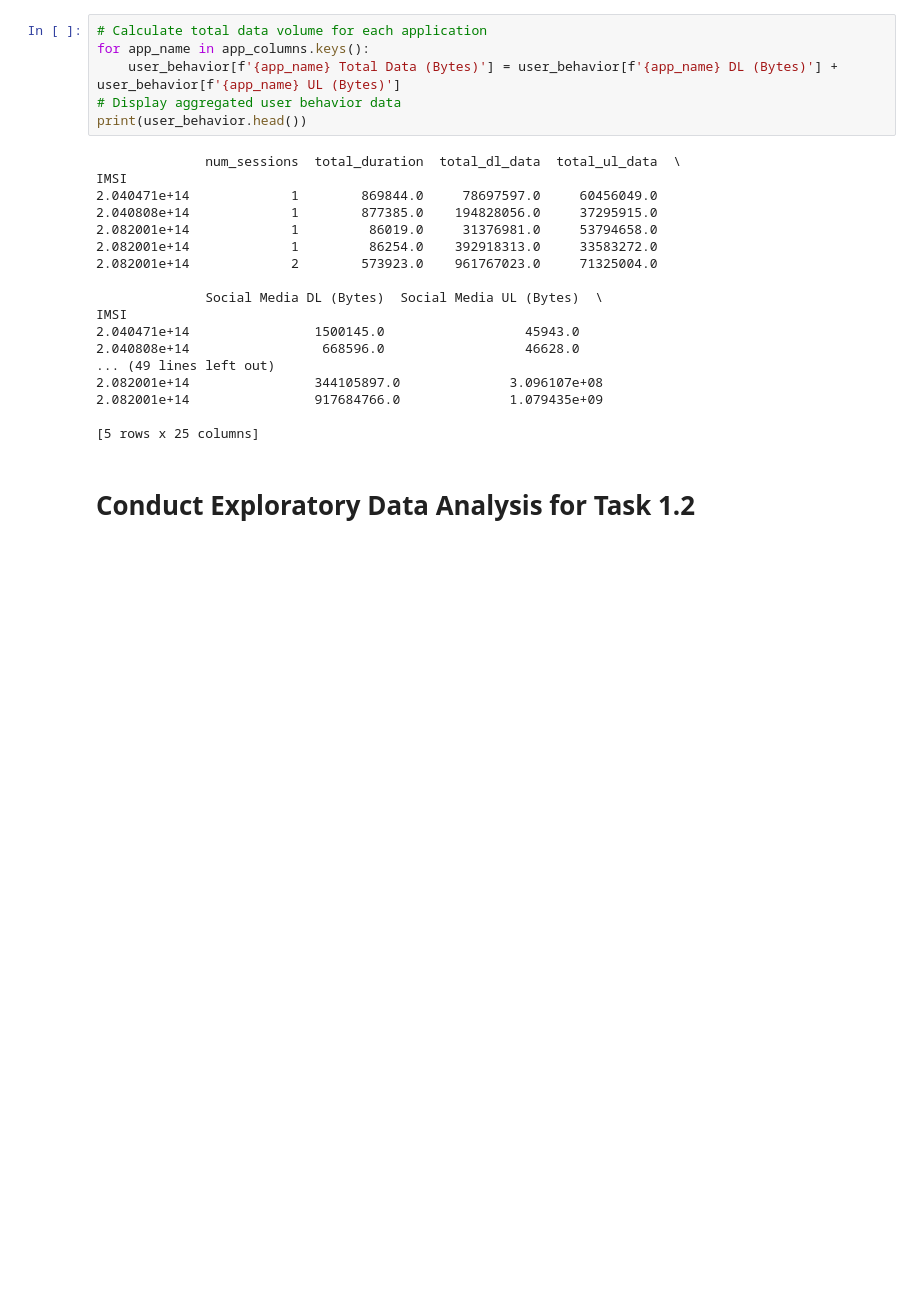
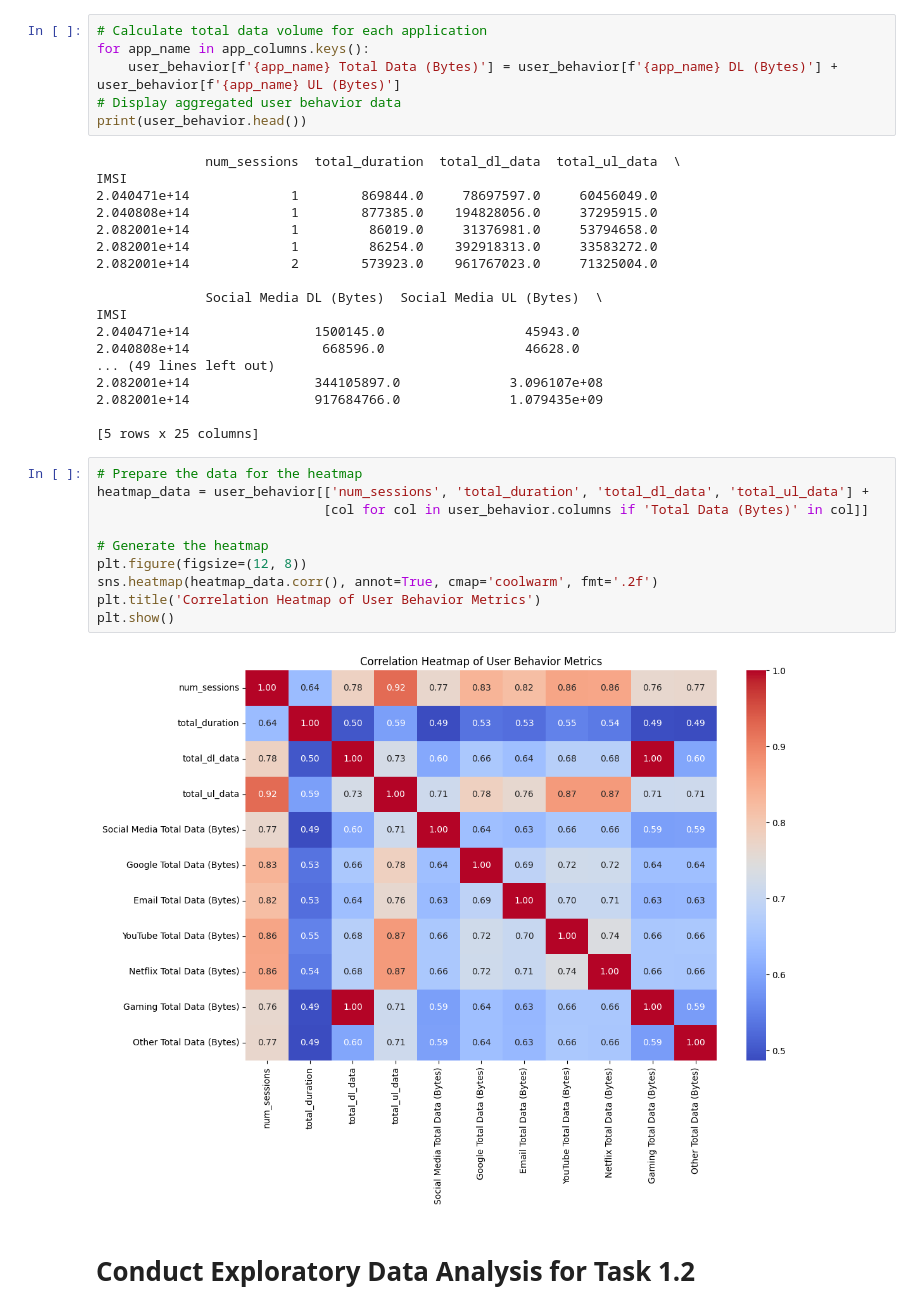
Before and after one commit to habteyesasfaw/TellCo-Telecom-User-Analytics, a Jupyter notebook: notebooks/Telecom_xDR_Analysis.ipynb, the cells around one changed output. Saved outputs shown, nothing was run; the diff lists cells and outputs as text; blank space fills up the shorter version.

```diff
--- a/notebooks/Telecom_xDR_Analysis.ipynb
+++ b/notebooks/Telecom_xDR_Analysis.ipynb
@@ -302,6 +313,18 @@ IMSI
 2.082001e+14                917684766.0              1.079435e+09
 
 [5 rows x 25 columns]
+# %%
+# Prepare the data for the heatmap
+heatmap_data = user_behavior[['num_sessions', 'total_duration', 'total_dl_data', 'total_ul_data'] +
+                             [col for col in user_behavior.columns if 'Total Data (Bytes)' in col]]
+
+# Generate the heatmap
+plt.figure(figsize=(12, 8))
+sns.heatmap(heatmap_data.corr(), annot=True, cmap='coolwarm', fmt='.2f')
+plt.title('Correlation Heatmap of User Behavior Metrics')
+plt.show()
+# %% [output]
+[figure, added]
 # %% [markdown]
 # Conduct Exploratory Data Analysis for Task 1.2
 # %% [markdown]
```
Also changed, not shown: parts of 7 cells of this notebook.
